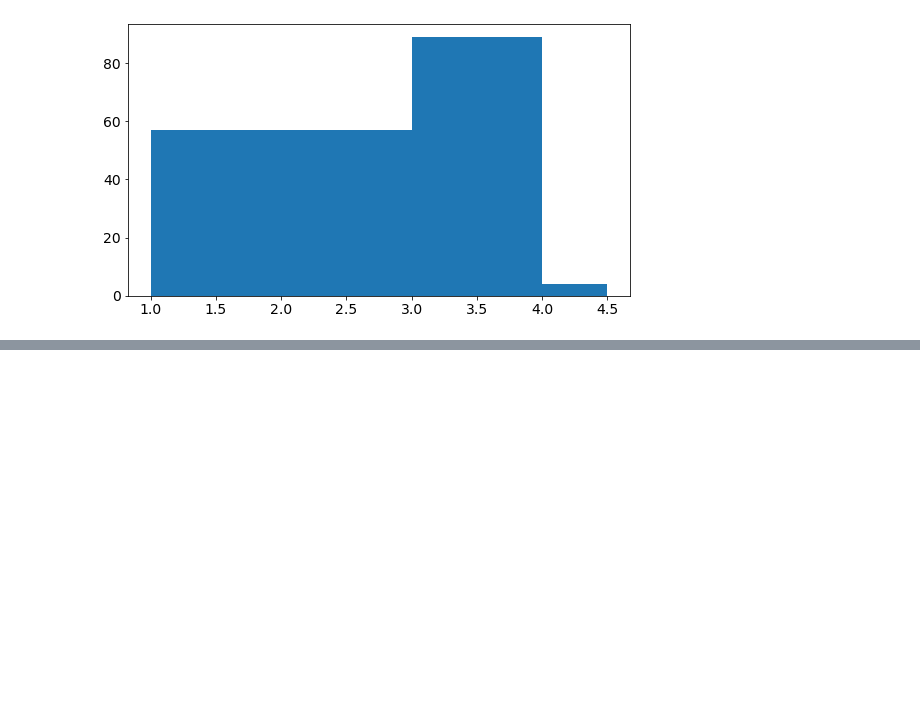
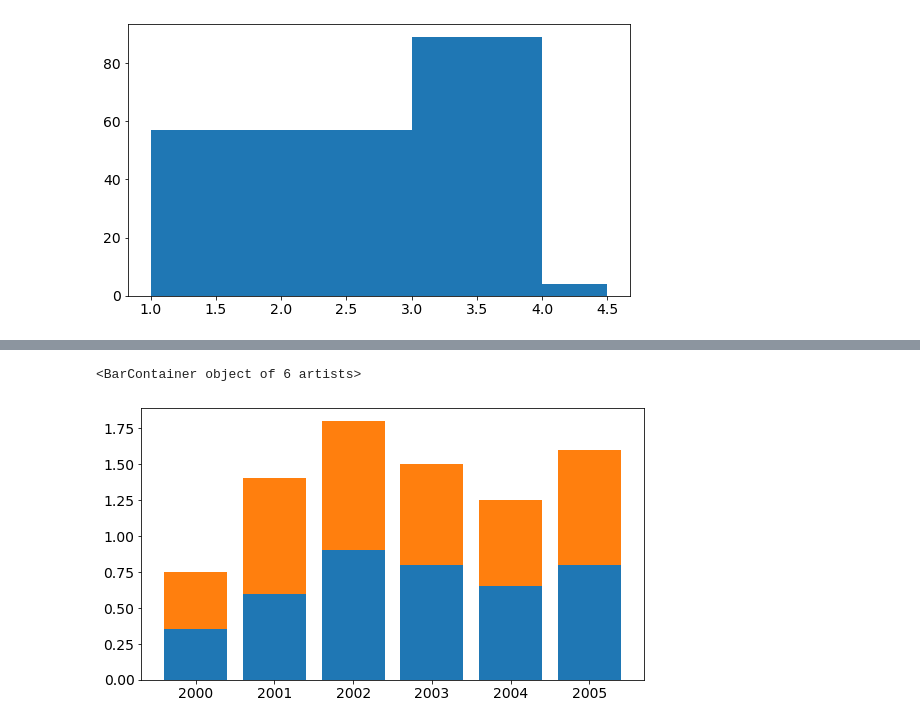
Before and after one commit to CarlosViniMSouza/DataAnalysisWithPython, a Jupyter notebook: notebooks/L04_Matplotlib.ipynb, the cells around one changed output, grey strips where cells are left out. Cells and saved outputs as stored; diff of their text form; code cells hidden in the pictures; blank space fills up the shorter version.

```diff
--- a/notebooks/L04_Matplotlib.ipynb
+++ b/notebooks/L04_Matplotlib.ipynb
@@ -259,0 +244,6 @@ plt.legend(['Setosa', 'Versicolor', 'Virginica'])
+# %%
+plt.bar(years, apples)
+plt.bar(years, oranges, bottom=apples)
+# %% [output]
+<BarContainer object of 6 artists>
+[figure, added]
```
Also changed, not shown: parts of 8 cells of this notebook, 2 other files.
